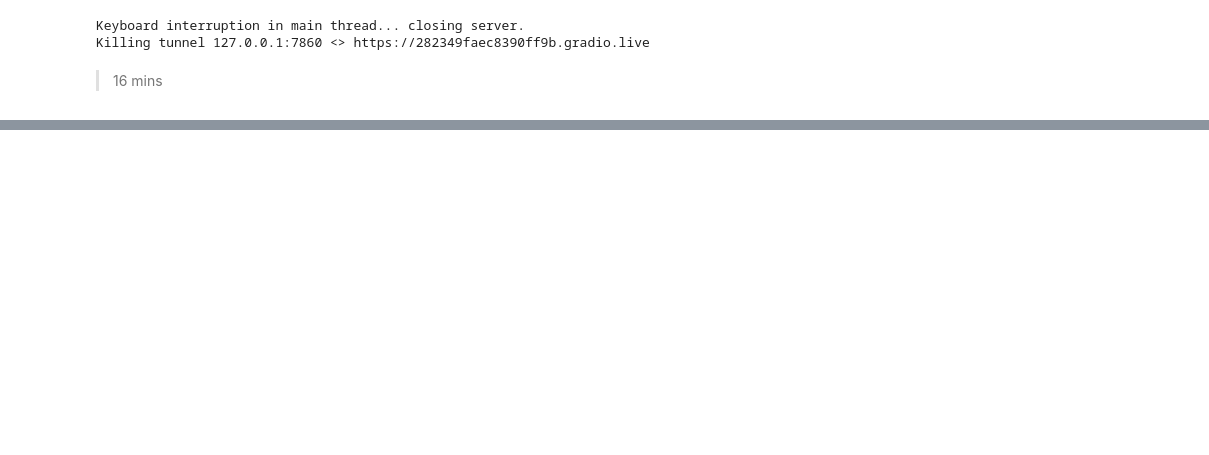
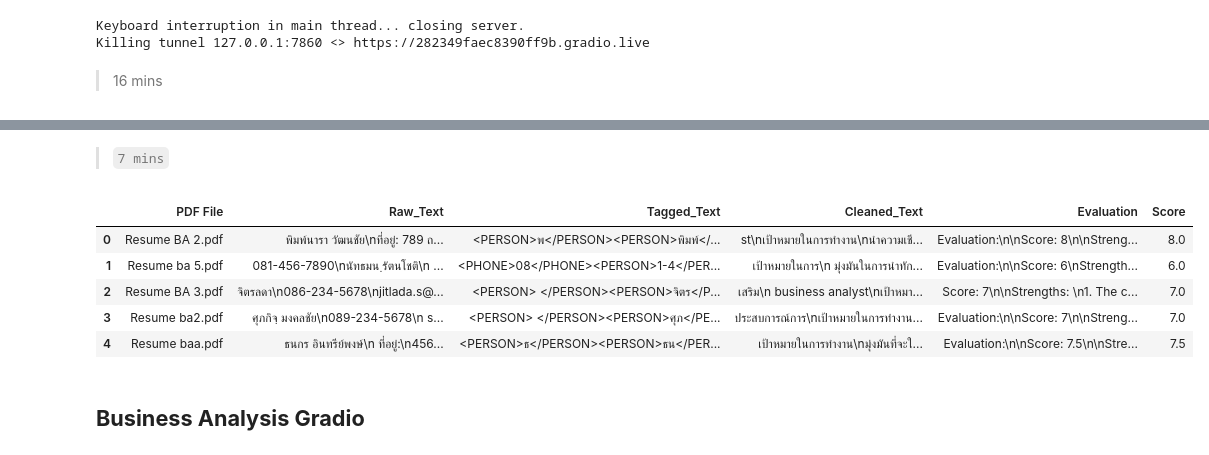
Before and after one commit to nxxk23/AI-Engineer, a Jupyter notebook: extract/gradioprompt.ipynb, the cells around one changed output, grey strips where cells are left out. Cells and saved outputs as stored; diff of their text form; code cells hidden in the pictures; blank space fills up the shorter version.

```diff
--- a/extract/gradioprompt.ipynb
+++ b/extract/gradioprompt.ipynb
@@ -331,0 +599,15 @@ After the final interview, the candidate can expect to hear back from the compan
+# %% [markdown]
+ > `7 mins`
+# %%
+import pandas as pd
+BA = pd.read_csv('/content/output.csv')
+BA
+# %% [output]
+|  | PDF File | Raw_Text | Tagged_Text | Cleaned_Text | Evaluation | Score |
+| 0 | Resume BA 2.pdf | พิมพ์นารา วัฒนชัย\nที่อยู่: 789 ถ... | <PERSON>พ</PERSON><PERSON>พิมพ์</... | st\nเป้าหมายในการทำงาน\nนำความเชี... | Evaluation:\n\nScore: 8\n\nStreng... | 8.0 |
+| 1 | Resume ba 5.pdf | 081-456-7890\nนัทธมน ฺรัตนโชติ\n ... | <PHONE>08</PHONE><PERSON>1-4</PER... | เป้าหมายในการ\n มุ่งมันในการนำทัก... | Evaluation:\n\nScore: 6\nStrength... | 6.0 |
+| 2 | Resume BA 3.pdf | จิตรลดา\n086-234-5678\njitlada.s@... | <PERSON> </PERSON><PERSON>จิตร</P... | เสริม\n business analyst\nเป้าหมา... | Score: 7\n\nStrengths: \n1. The c... | 7.0 |
+| 3 | Resume ba2.pdf | ศุภกิจฺ มงคลชัย\n089-234-5678\n s... | <PERSON> </PERSON><PERSON>ศุภ</PE... | ประสบการณ์การ\nเป้าหมายในการทำงาน... | Evaluation:\n\nScore: 7\n\nStreng... | 7.0 |
+| 4 | Resume baa.pdf | ธนกร อินทรีย์พงษ์\n ที่อยู่:\n456... | <PERSON>ธ</PERSON><PERSON>ธน</PER... | เป้าหมายในการทำงาน\nมุ่งมันที่จะใ... | Evaluation:\n\nScore: 7.5\n\nStre... | 7.5 |
+# %% [markdown]
+## **Business Analysis Gradio**
```
Also changed, not shown: parts of 16 cells of this notebook.
